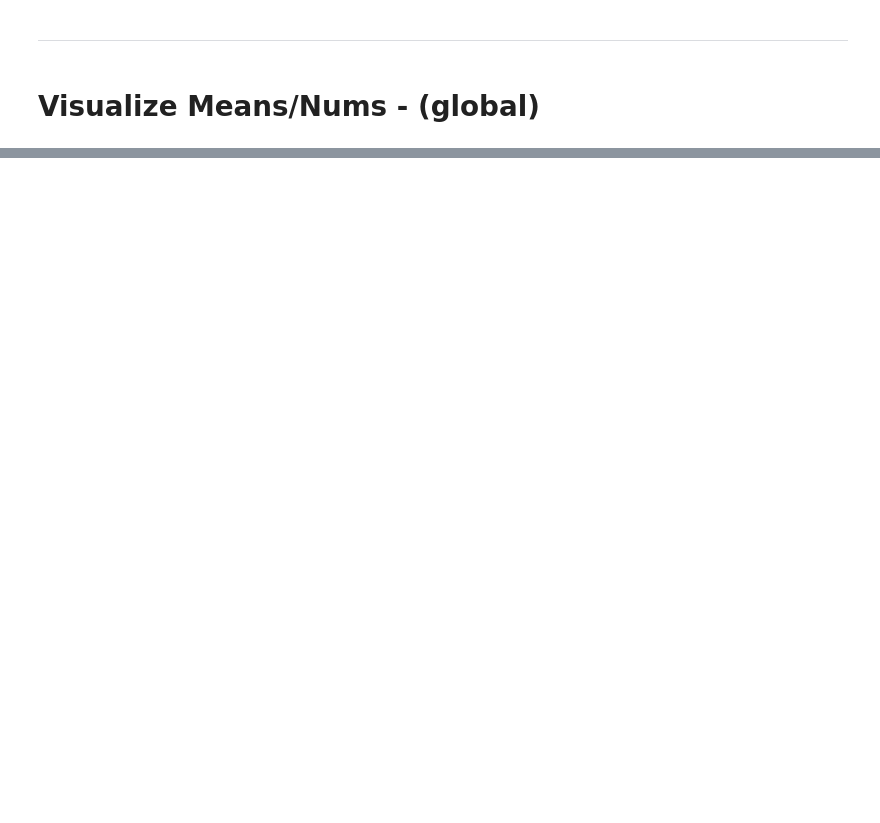
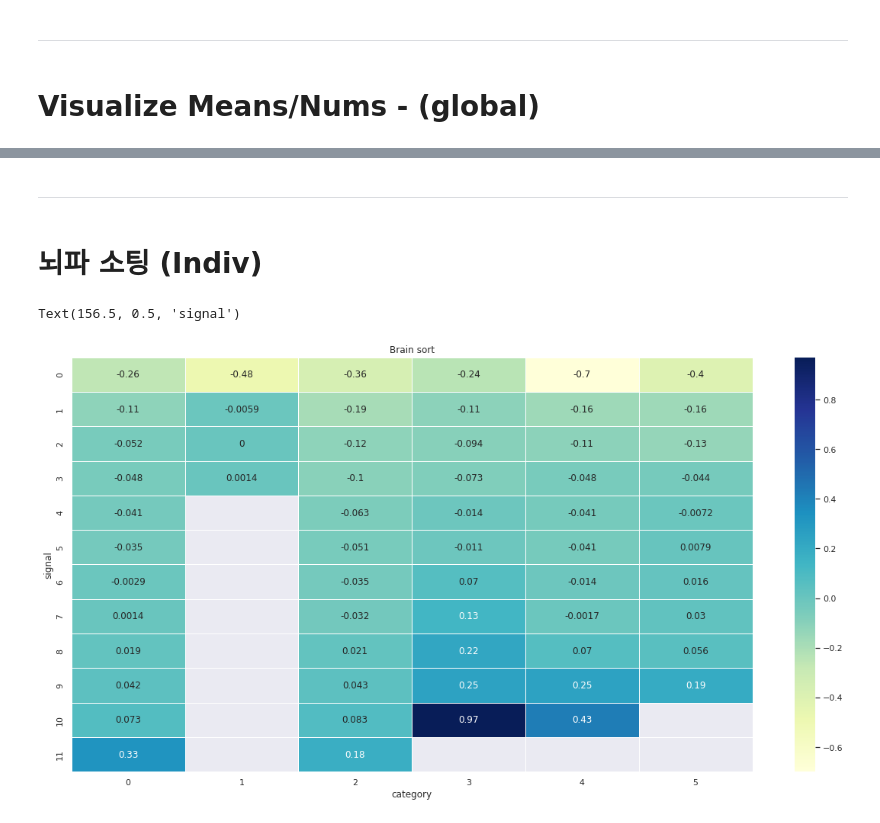
Before and after one commit to DoranLyong/BrainSignal_process, a Jupyter notebook: vis_statistic.ipynb, the cells around one changed output, grey strips where cells are left out. Drawn from its saved outputs; the diff is of its cells as text; code cells hidden in the pictures; blank space fills up the shorter version.

```diff
--- a/vis_statistic.ipynb
+++ b/vis_statistic.ipynb
@@ -123,0 +110,4 @@ heat = np.hstack(case)
+# %% [markdown]
+***
+# %% [markdown]
+# 뇌파 소팅 (Indiv)
@@ -124 +136,10 @@ heat = np.hstack(case)
+# %%
+plt.subplots(figsize=(20,10))  # (ref) https://datascience.stackexchange.com/questions/17540/make-seaborn-heatmap-bigger
+ax = sns.heatmap(heat_brain, annot=True, linewidths=.5, cmap="YlGnBu", fmt=".2g")
+plt.title("Brain sort")
+plt.xlabel("category")
+plt.ylabel("signal")
+# %% [output]
+Text(156.5, 0.5, 'signal')
+[figure, added]
 # %%
```
Also changed, not shown: parts of 19 cells of this notebook, 2 other files.
